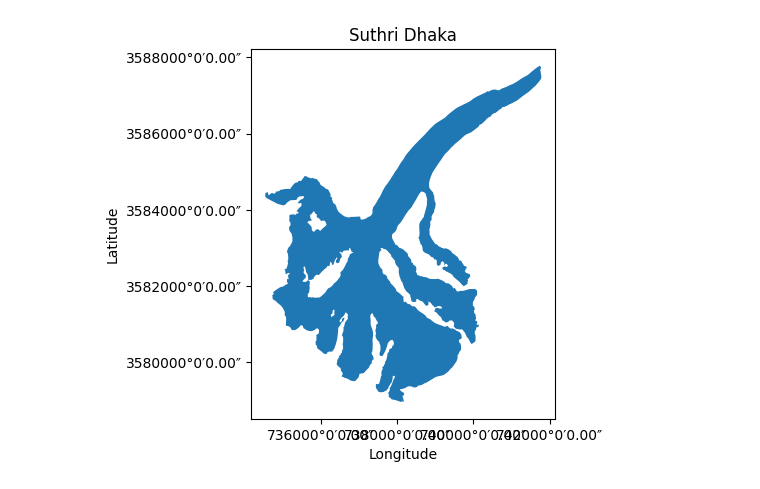
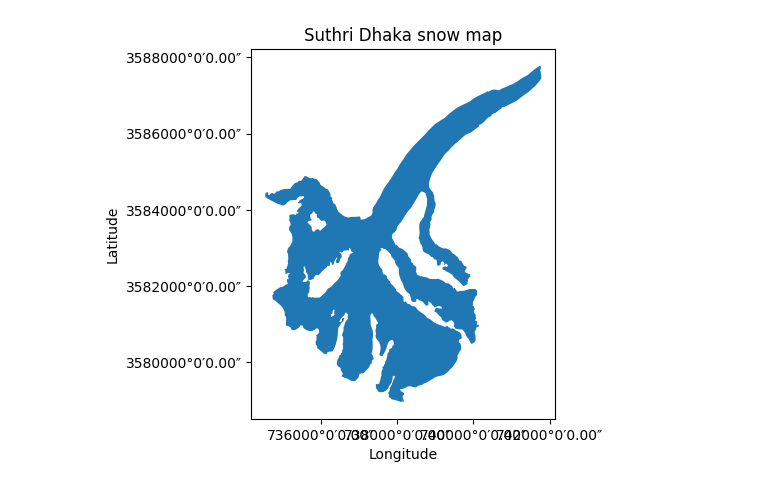
Before and after one commit to cb-karthik/Python_practice, a Jupyter notebook: sdh.ipynb, the cells around one changed output. Drawn from its saved outputs; the diff is of its cells as text; code cells hidden in the pictures.

Commit message:
title

```diff
--- a/sdh.ipynb
+++ b/sdh.ipynb
@@ -7,32 +7,32 @@ import math
 # Function to convert decimal degrees to DMS
 def deg_to_dms(deg):
     d = int(deg)
     m = int((deg - d) * 60)
     s = (deg - d - m/60) * 3600
     return f"{abs(d)}°{abs(m)}′{abs(s):.2f}″"
 
 # Function to format the ticks with DMS
 def dms_ticks(x, pos):
     return deg_to_dms(x)
 
 # Load the shapefile
 shapefile = gpd.read_file('C:/Users/imsam/OneDrive/Desktop/ArcGis datasets/Snow Depth Suthri Dhaka')
 
 # Plot the shapefile
 fig, ax = plt.subplots()
 shapefile.plot(ax=ax)
 
 # Customize the plot
-plt.title('Suthri Dhaka')
+plt.title('Suthri Dhaka snow map')
 
 # Customizing the x and y axes to show DMS
 ax.xaxis.set_major_formatter(mticker.FuncFormatter(dms_ticks))
 ax.yaxis.set_major_formatter(mticker.FuncFormatter(dms_ticks))
 
 plt.xlabel('Longitude')
 plt.ylabel('Latitude')
 
 # Show the plot
 plt.show()
 # %% [output]
-[figure, old version]
+[figure, new version]
```
